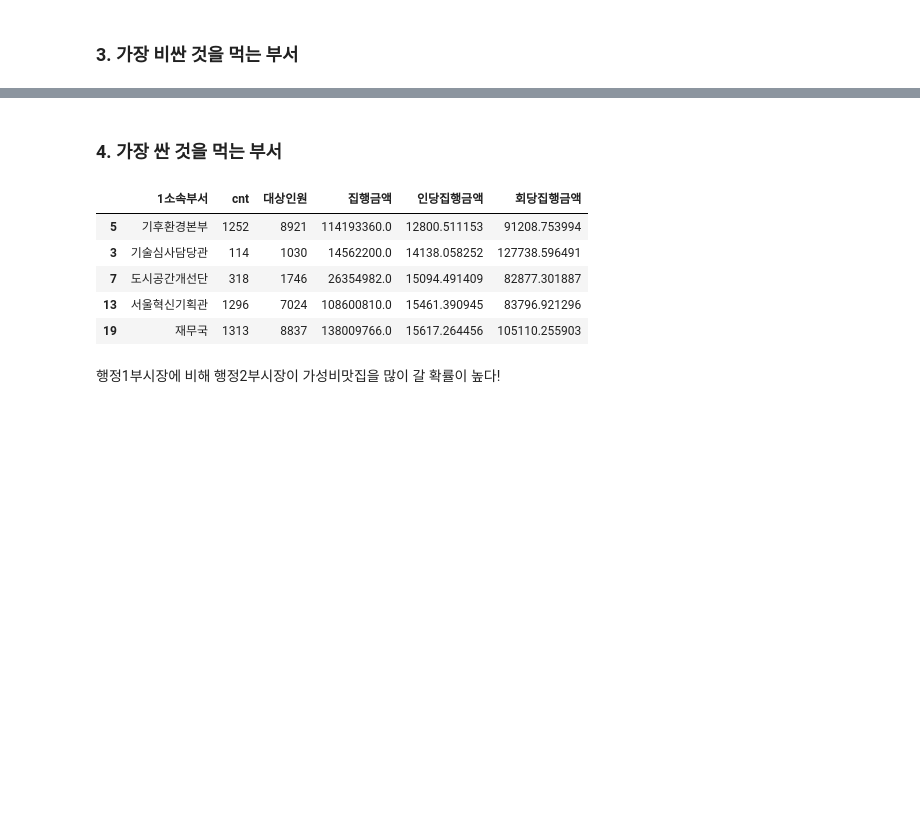
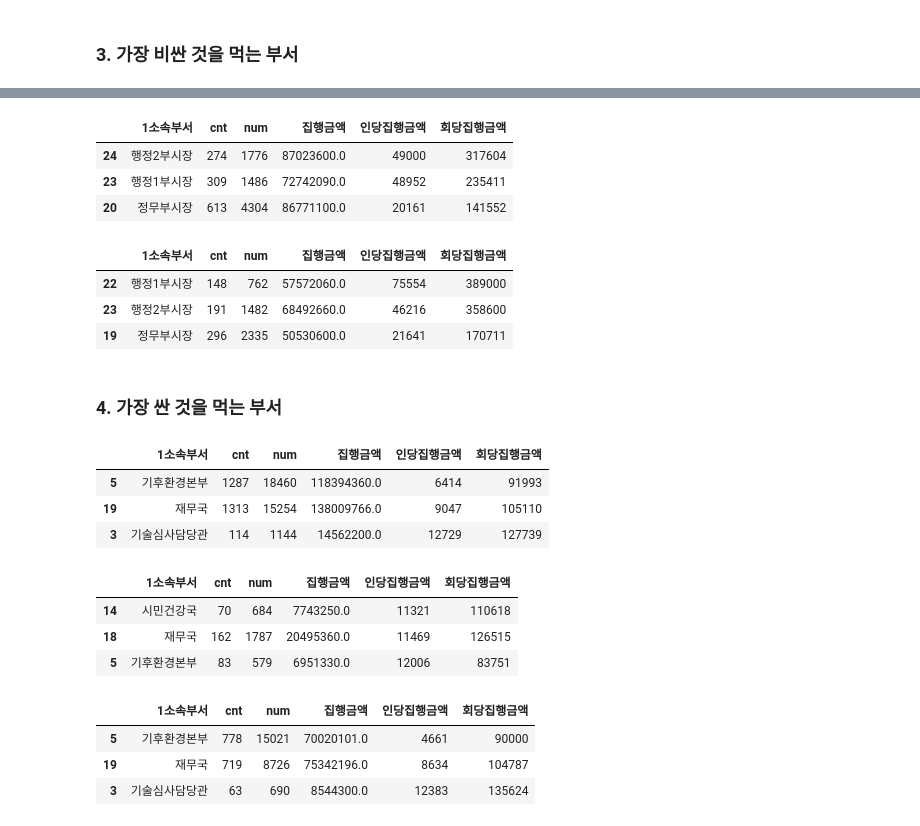
Before and after one commit to jy617lee/popular_restaurants_from_officials, a Jupyter notebook: data_analysis.ipynb, the cells around one changed output, grey strips where cells are left out. Drawn from its saved outputs; the diff is of its cells as text; code cells hidden in the pictures; blank space fills up the shorter version.

```diff
--- a/data_analysis.ipynb
+++ b/data_analysis.ipynb
@@ -51 +148,4 @@ df_group.sort_values(by='cnt', ascending=False).head(3)
+# %%
+for i, df_group in enumerate(df_groups):
+    df_groups[i] = df_group[df_group['cnt']>30]
 # %%
@@ -117,7 +288,2 @@ df_group_for_many.sort_values(by='cnt', ascending=False).head(6)
 # %% [markdown]
 ## 부서별로 살펴보기
-# %%
-# 부서별로 묶기
-df_divs = df.groupby('1소속부서')['cnt', '대상인원', '집행금액']\
-        .sum().reset_index()
-df_divs.head(3)
@@ -129,7 +290,18 @@ df_divs.head(3)
-# %%
-# 인당/회당 금액 내기
-df_divs['인당집행금액'] = df_divs['집행금액'] / df_divs['대상인원']
-df_divs['회당집행금액'] = df_divs['집행금액'] / df_divs['cnt']
+# %%
+# 부서별로 묶기
+def make_divs(df):
+    df_divs = df.groupby('1소속부서')['cnt', 'num', '집행금액']\
+            .sum().reset_index()
+    # 인당/회당 금액 내기
+    df_divs['인당집행금액'] = df_divs['집행금액'] / df_divs['num']
+    df_divs['회당집행금액'] = df_divs['집행금액'] / df_divs['cnt']
+    df_divs['인당집행금액'] = round(df_divs['인당집행금액']).astype(int)
+    df_divs['회당집행금액'] = round(df_divs['회당집행금액']).astype(int)
+    return df_divs
+
+df_divs=[]
+for i, df in enumerate(dfs):
+    df_divs.append(make_divs(df))
 # %% [markdown]
 ### 1. 가장 회식을 자주 한 부서
 # %%
@@ -164,13 +402,45 @@ df_divs.sort_values(by='인당집행금액', ascending=False).head(5)
+# %%
+# 2017년
+# 라고 생각했는데 시행 후에도 3만원 넘는것 무엇...
+df_divs[2].sort_values(by='인당집행금액', ascending=False).head(3)
+# %% [output]
+|  | 1소속부서 | cnt | num | 집행금액 | 인당집행금액 | 회당집행금액 |
+| 24 | 행정2부시장 | 274 | 1776 | 87023600.0 | 49000 | 317604 |
+| 23 | 행정1부시장 | 309 | 1486 | 72742090.0 | 48952 | 235411 |
+| 20 | 정무부시장 | 613 | 4304 | 86771100.0 | 20161 | 141552 |
+# %%
+# 2018년
+# 인당 7만 5천원?? 나중에 부시장 데이터 꼼꼼히 살펴보기
+df_divs[3].sort_values(by='인당집행금액', ascending=False).head(3)
+# %% [output]
+|  | 1소속부서 | cnt | num | 집행금액 | 인당집행금액 | 회당집행금액 |
+| 22 | 행정1부시장 | 148 | 762 | 57572060.0 | 75554 | 389000 |
+| 23 | 행정2부시장 | 191 | 1482 | 68492660.0 | 46216 | 358600 |
+| 19 | 정무부시장 | 296 | 2335 | 50530600.0 | 21641 | 170711 |
 # %% [markdown]
 ### 4. 가장 싼 것을 먹는 부서
+# %%
+# 전체
+df_divs[0].sort_values(by='인당집행금액', ascending=True).head(3)
+# 인당 6000원대라니 8배 차이나는 이 빈부격차 무엇..
+# %% [output]
+|  | 1소속부서 | cnt | num | 집행금액 | 인당집행금액 | 회당집행금액 |
+| 5 | 기후환경본부 | 1287 | 18460 | 118394360.0 | 6414 | 91993 |
+| 19 | 재무국 | 1313 | 15254 | 138009766.0 | 9047 | 105110 |
+| 3 | 기술심사담당관 | 114 | 1144 | 14562200.0 | 12729 | 127739 |
 # %%
-df_divs.sort_values(by='인당집행금액', ascending=True).head(5)
+# 2016년
+df_divs[1].sort_values(by='인당집행금액', ascending=True).head(3)
 # %% [output]
-|  | 1소속부서 | cnt | 대상인원 | 집행금액 | 인당집행금액 | 회당집행금액 |
-| 5 | 기후환경본부 | 1252 | 8921 | 114193360.0 | 12800.511153 | 91208.753994 |
-| 3 | 기술심사담당관 | 114 | 1030 | 14562200.0 | 14138.058252 | 127738.596491 |
-| 7 | 도시공간개선단 | 318 | 1746 | 26354982.0 | 15094.491409 | 82877.301887 |
-| 13 | 서울혁신기획관 | 1296 | 7024 | 108600810.0 | 15461.390945 | 83796.921296 |
-| 19 | 재무국 | 1313 | 8837 | 138009766.0 | 15617.264456 | 105110.255903 |
+|  | 1소속부서 | cnt | num | 집행금액 | 인당집행금액 | 회당집행금액 |
+| 14 | 시민건강국 | 70 | 684 | 7743250.0 | 11321 | 110618 |
+| 18 | 재무국 | 162 | 1787 | 20495360.0 | 11469 | 126515 |
+| 5 | 기후환경본부 | 83 | 579 | 6951330.0 | 12006 | 83751 |
-# %% [markdown]
-행정1부시장에 비해 행정2부시장이 가성비맛집을 많이 갈 확률이 높다!
+# %%
+# 2017년
+df_divs[2].sort_values(by='인당집행금액', ascending=True).head(3)
+# %% [output]
+|  | 1소속부서 | cnt | num | 집행금액 | 인당집행금액 | 회당집행금액 |
+| 5 | 기후환경본부 | 778 | 15021 | 70020101.0 | 4661 | 90000 |
+| 19 | 재무국 | 719 | 8726 | 75342196.0 | 8634 | 104787 |
+| 3 | 기술심사담당관 | 63 | 690 | 8544300.0 | 12383 | 135624 |
```
Also changed, not shown: parts of 50 cells of this notebook, 1 other file.
